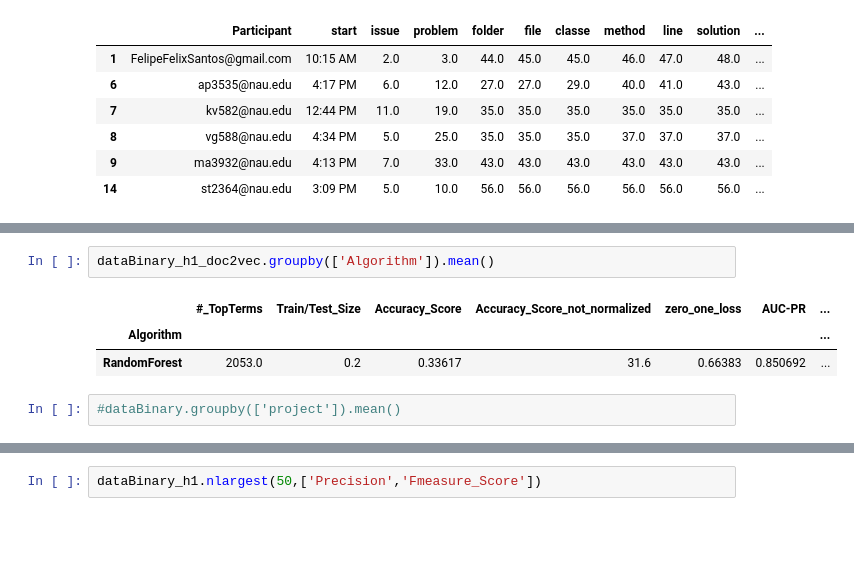
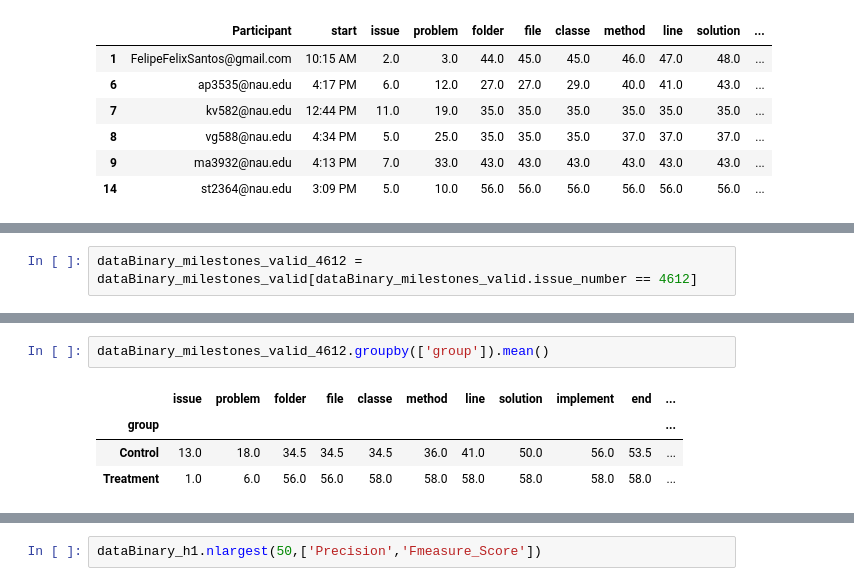
Before and after one commit to fabiojavamarcos/MilestonesExperiments, a Jupyter notebook: Analysis_MilestonesExperiments.ipynb, the cells around one changed output, grey strips where cells are left out. Drawn from its saved outputs; the diff is of its cells as text; blank space fills up the shorter version.

```diff
--- a/Analysis_MilestonesExperiments.ipynb
+++ b/Analysis_MilestonesExperiments.ipynb
@@ -217,0 +234,2 @@ dataBinary_milestones_valid.groupby(['group']).mean()
+# %%
+dataBinary_milestones_valid_4612 = dataBinary_milestones_valid[dataBinary_milestones_valid.issue_number == 4612]
@@ -218,8 +252,7 @@ dataBinary_milestones_valid.groupby(['group']).mean()
 # %%
-dataBinary_h1_doc2vec.groupby(['Algorithm']).mean()
+dataBinary_milestones_valid_4612.groupby(['group']).mean()
 # %% [output]
-|  | #_TopTerms | Train/Test_Size | Accuracy_Score | Accuracy_Score_not_normalized | zero_one_loss | AUC-PR | ... |
-| Algorithm |  |  |  |  |  |  | ... |
-| RandomForest | 2053.0 | 0.2 | 0.33617 | 31.6 | 0.66383 | 0.850692 | ... |
+|  | issue | problem | folder | file | classe | method | line | solution | implement | end | ... |
+| group |  |  |  |  |  |  |  |  |  |  | ... |
+| Control | 13.0 | 18.0 | 34.5 | 34.5 | 34.5 | 36.0 | 41.0 | 50.0 | 56.0 | 53.5 | ... |
+| Treatment | 1.0 | 6.0 | 56.0 | 56.0 | 58.0 | 58.0 | 58.0 | 58.0 | 58.0 | 58.0 | ... |
-# %%
-#dataBinary.groupby(['project']).mean()
```
Also changed, not shown: parts of 12 cells of this notebook.
